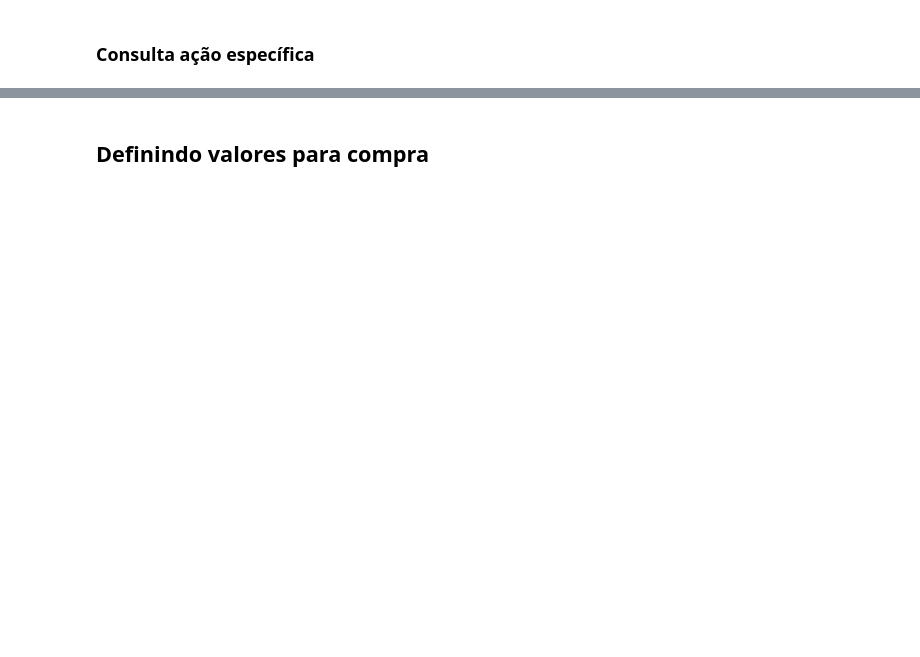
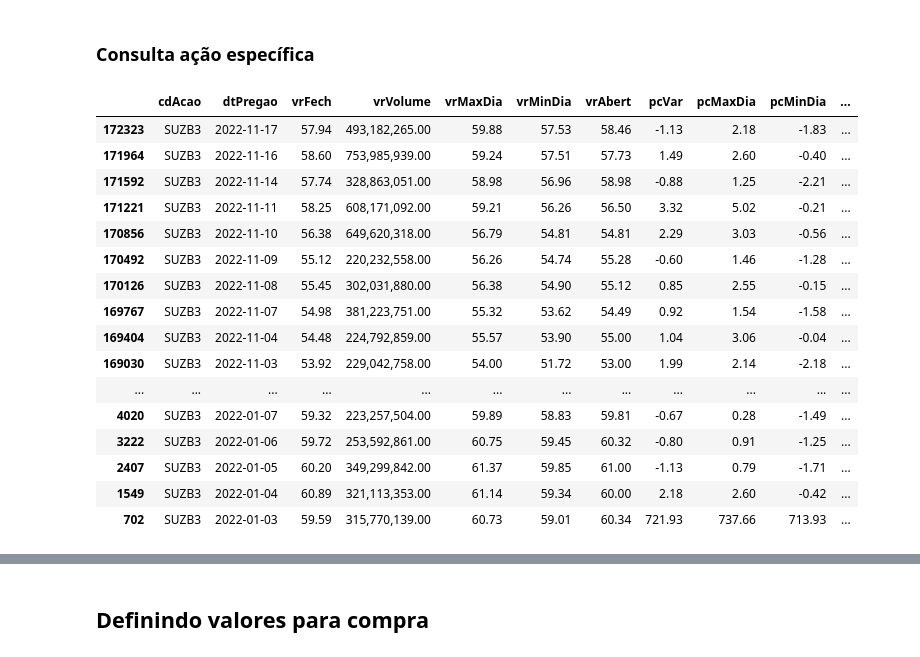
Before and after one commit to alexandre-esmeraldo/StockManager, a Jupyter notebook: StockManager_Processamento.ipynb, the cells around one changed output, grey strips where cells are left out. Drawn from its saved outputs; the diff is of its cells as text; code cells hidden in the pictures; blank space fills up the shorter version.

```diff
--- a/StockManager_Processamento.ipynb
+++ b/StockManager_Processamento.ipynb
@@ -36,13 +39,14 @@ pd.options.display.float_format = '{:,.2f}'.format
 # %%
 def leituraArquivos(periodo):
-    arq = 'COTAHIST_' + periodo
+    arq_zip = 'arquivos/COTAHIST_' + periodo + '.ZIP'
+    arq_txt = 'COTAHIST_' + periodo + '.TXT'
 
     DTEXCH, CODNEG, PREABE, PREMAX, PREMIN, PREULT, VOLTOT = ([] for i in range(7))
 
-    with ZipFile('arquivos/' + arq + '.ZIP') as myzip:
-        with myzip.open(arq + '.TXT') as myfile:
+    with ZipFile(arq_zip) as myzip:
+        with myzip.open(arq_txt) as myfile:
             for line in myfile:
-                if (int(line.decode('utf-8')[0:2]) == 1) and (line.decode('utf-8')[10:12] == '02'):
+                if (line.decode('utf-8')[0:2] == '01') and (line.decode('utf-8')[10:12] == '02'):
                     DTEXCH.append(line.decode('utf-8')[2:10])
                     CODNEG.append(line.decode('utf-8')[12:24].rstrip())
                     PREABE.append(int(line.decode('utf-8')[56:69]) / 100)
@@ -114 +143,4 @@ def buscaMedia(df_ent, coluna, index_name):
+# %%
+def consultaAcao(df, cd_acao):
+    return df.loc[(df["cdAcao"] == cd_acao)].replace(0, "").sort_values(["dtPregao"], ascending=False)
 # %%
@@ -210,2 +214,22 @@ df25d.loc[(df25d["cdAcao"] == "GFSA3")].replace(0, "")
+# %%
+consultaAcao(df, "SUZB3")
+# %% [output]
+|  | cdAcao | dtPregao | vrFech | vrVolume | vrMaxDia | vrMinDia | vrAbert | pcVar | pcMaxDia | pcMinDia | ... |
+| 172323 | SUZB3 | 2022-11-17 | 57.94 | 493,182,265.00 | 59.88 | 57.53 | 58.46 | -1.13 | 2.18 | -1.83 | ... |
+| 171964 | SUZB3 | 2022-11-16 | 58.60 | 753,985,939.00 | 59.24 | 57.51 | 57.73 | 1.49 | 2.60 | -0.40 | ... |
+| 171592 | SUZB3 | 2022-11-14 | 57.74 | 328,863,051.00 | 58.98 | 56.96 | 58.98 | -0.88 | 1.25 | -2.21 | ... |
+| 171221 | SUZB3 | 2022-11-11 | 58.25 | 608,171,092.00 | 59.21 | 56.26 | 56.50 | 3.32 | 5.02 | -0.21 | ... |
+| 170856 | SUZB3 | 2022-11-10 | 56.38 | 649,620,318.00 | 56.79 | 54.81 | 54.81 | 2.29 | 3.03 | -0.56 | ... |
+| 170492 | SUZB3 | 2022-11-09 | 55.12 | 220,232,558.00 | 56.26 | 54.74 | 55.28 | -0.60 | 1.46 | -1.28 | ... |
+| 170126 | SUZB3 | 2022-11-08 | 55.45 | 302,031,880.00 | 56.38 | 54.90 | 55.12 | 0.85 | 2.55 | -0.15 | ... |
+| 169767 | SUZB3 | 2022-11-07 | 54.98 | 381,223,751.00 | 55.32 | 53.62 | 54.49 | 0.92 | 1.54 | -1.58 | ... |
+| 169404 | SUZB3 | 2022-11-04 | 54.48 | 224,792,859.00 | 55.57 | 53.90 | 55.00 | 1.04 | 3.06 | -0.04 | ... |
+| 169030 | SUZB3 | 2022-11-03 | 53.92 | 229,042,758.00 | 54.00 | 51.72 | 53.00 | 1.99 | 2.14 | -2.18 | ... |
+| ... | ... | ... | ... | ... | ... | ... | ... | ... | ... | ... | ... |
+| 4020 | SUZB3 | 2022-01-07 | 59.32 | 223,257,504.00 | 59.89 | 58.83 | 59.81 | -0.67 | 0.28 | -1.49 | ... |
+| 3222 | SUZB3 | 2022-01-06 | 59.72 | 253,592,861.00 | 60.75 | 59.45 | 60.32 | -0.80 | 0.91 | -1.25 | ... |
+| 2407 | SUZB3 | 2022-01-05 | 60.20 | 349,299,842.00 | 61.37 | 59.85 | 61.00 | -1.13 | 0.79 | -1.71 | ... |
+| 1549 | SUZB3 | 2022-01-04 | 60.89 | 321,113,353.00 | 61.14 | 59.34 | 60.00 | 2.18 | 2.60 | -0.42 | ... |
+| 702 | SUZB3 | 2022-01-03 | 59.59 | 315,770,139.00 | 60.73 | 59.01 | 60.34 | 721.93 | 737.66 | 713.93 | ... |
 # %%
 # dfDtMin = df5d.loc[(df["dtPregao"] == dt_min_5d) & (df["cdAcao"] == 'PTBL3')]
```
Also changed, not shown: parts of 23 cells of this notebook.
